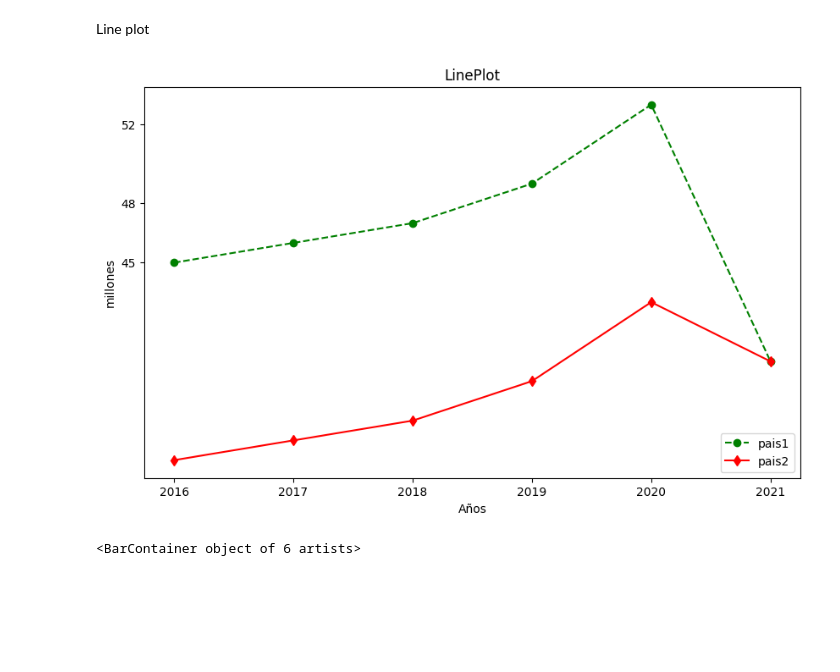
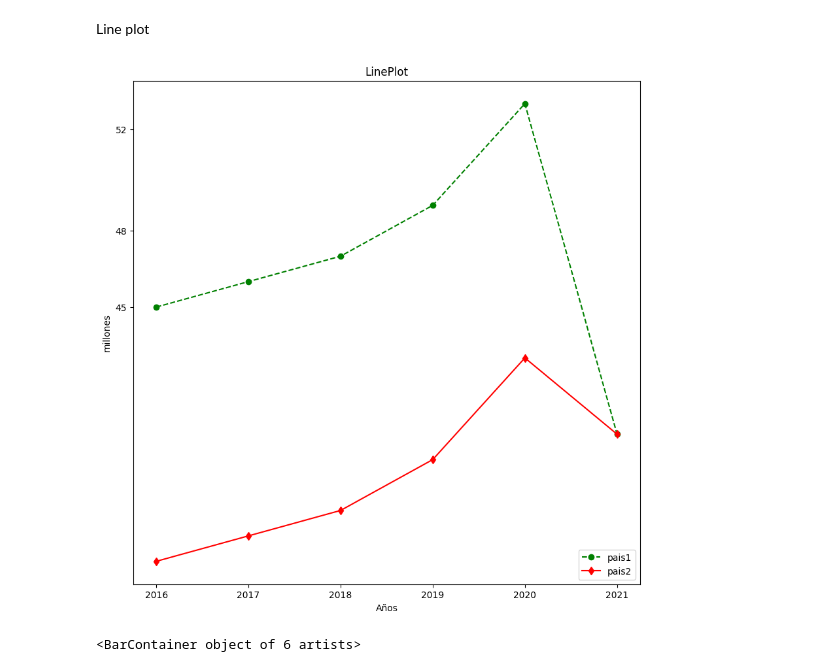
Before and after one commit to Ju4nL/PROYECTO_MRUV_CAF_PY, a Jupyter notebook: matplotlib.ipynb, the cells around one changed output. Cells and saved outputs as stored; diff of their text form; code cells hidden in the pictures; blank space fills up the shorter version.

```diff
--- a/matplotlib.ipynb
+++ b/matplotlib.ipynb
@@ -3,31 +3,31 @@ import matplotlib.pyplot as plt
 # %% [markdown]
 Line plot
 # %%
-plt.figure(figsize=(10,6))#para el tamaño
+plt.figure(figsize=(10,10))#para el tamaño
 
 
 #pais 1
 x1=[2016,2017,2018,2019,2020,2021]
 y1=[45,46,47,49,53,40]
 
 #pais 2
 x2=[2016,2017,2018,2019,2020,2021]
 y2=[35,36,37,39,43,40]
 
 
 #marker  para dar marcadores
 #linestyle estilo de la linea
 
 plt.plot(x1,y1,marker='o',linestyle='--',color='g',label ='pais1')
 plt.plot(x2,y2,marker='d',linestyle='-',color='r',label ='pais2') #añadimos otra linea
 plt.xlabel('Años')#para dar nombre al grafico
 plt.ylabel('millones')#para dar nombre al grafico
 plt.title('LinePlot')
 plt.legend(loc='lower right')
 plt.yticks([45,48,52])
 plt.show()
 # %% [output]
-[figure, old version]
+[figure, new version]
 # %%
 #pais 1
 x1=[2016,2017,2018,2019,2020,2021]
```
Also changed, not shown: 13 other files.
